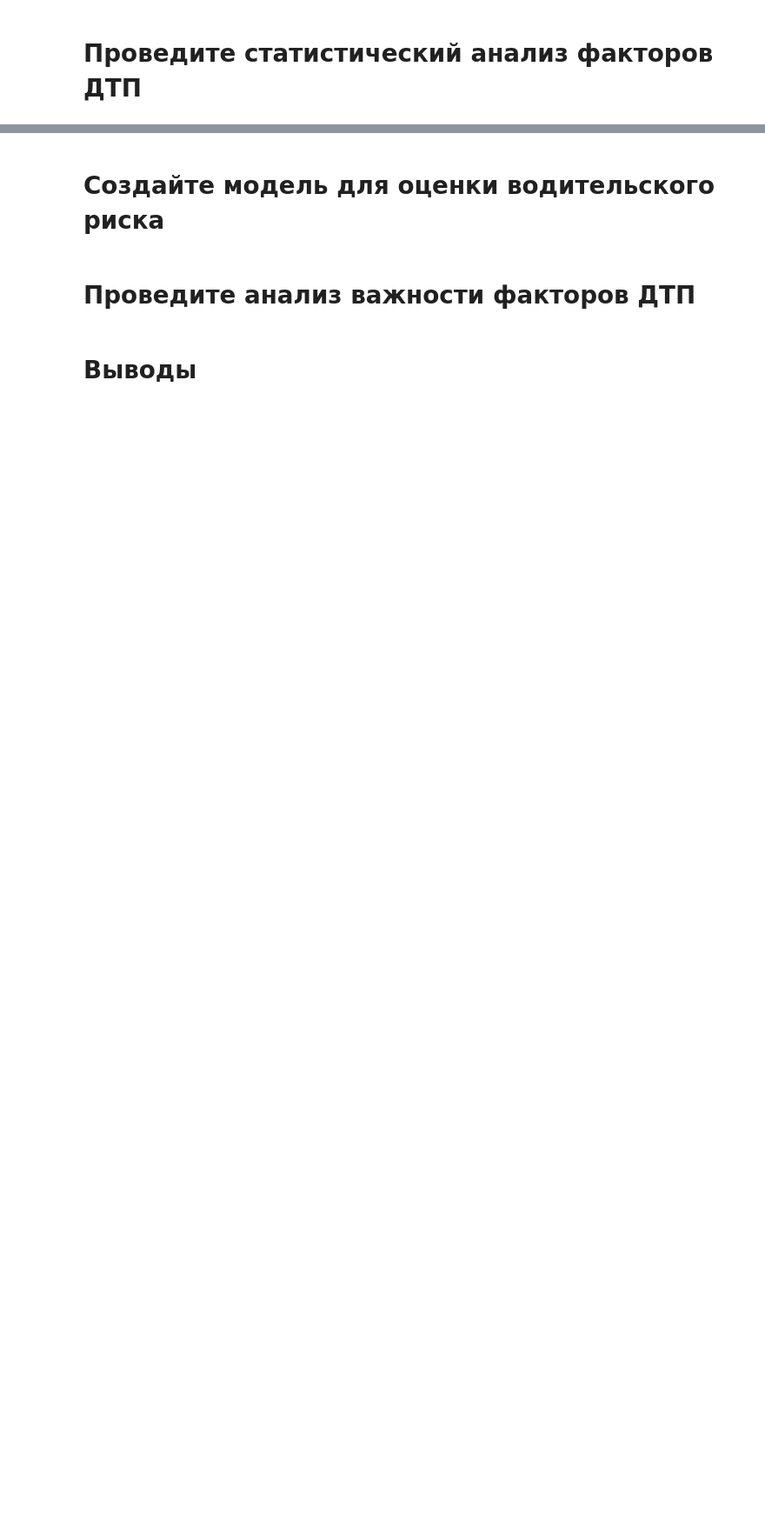
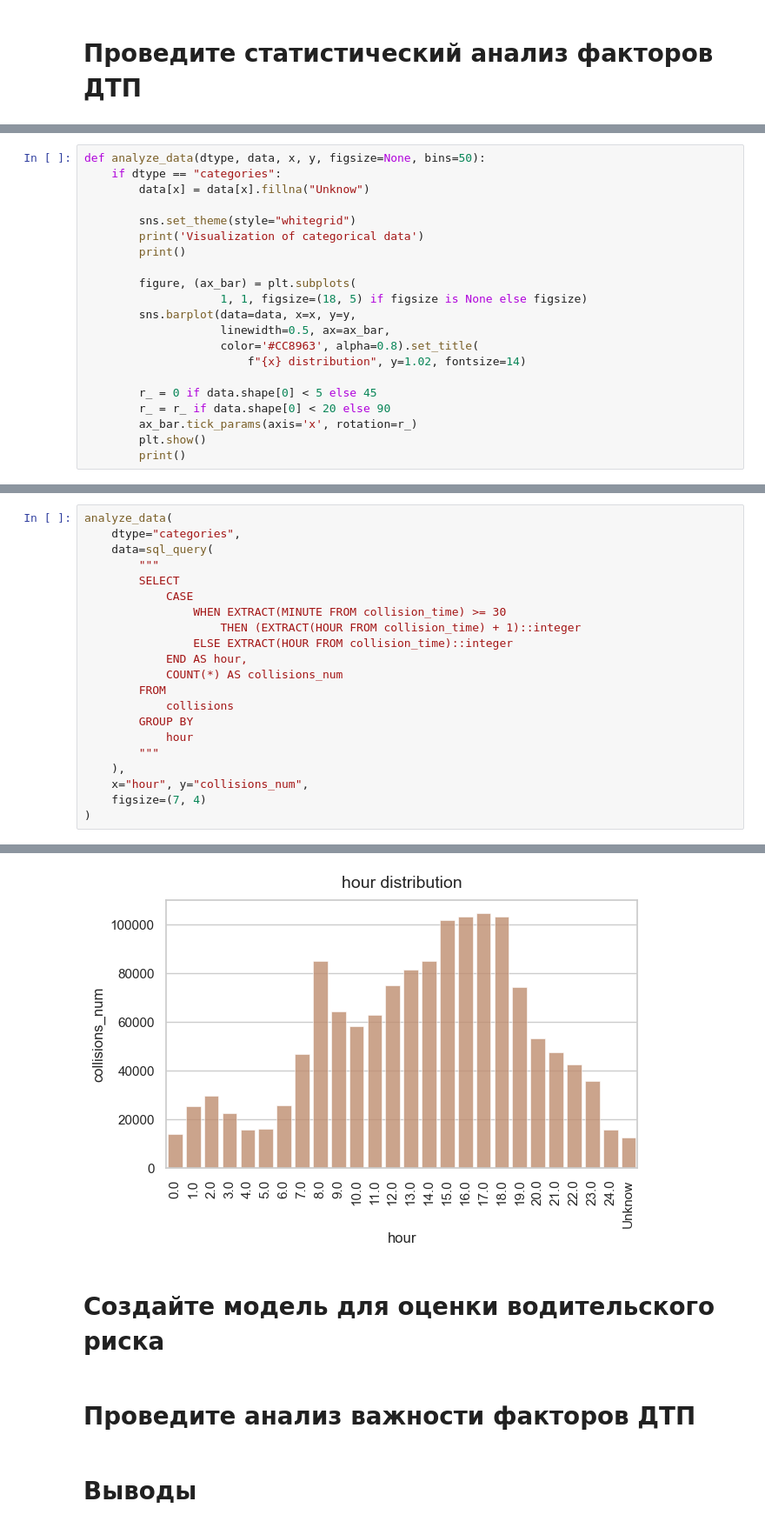
Before and after one commit to AdamCage/road-accident-risk-assessment, a Jupyter notebook: ssss.ipynb, the cells around one changed output, grey strips where cells are left out. Shown at 87% size. Cells and saved outputs as stored; diff of their text form; blank space fills up the shorter version.

```diff
--- a/ssss.ipynb
+++ b/ssss.ipynb
@@ -280,0 +663,21 @@ Memory usage:            198.2+ MB
+# %%
+def analyze_data(dtype, data, x, y, figsize=None, bins=50):
+    if dtype == "categories":
+        data[x] = data[x].fillna("Unknow")
+
+        sns.set_theme(style="whitegrid")
+        print('Visualization of categorical data')
+        print()
+
+        figure, (ax_bar) = plt.subplots(
+                    1, 1, figsize=(18, 5) if figsize is None else figsize)
+        sns.barplot(data=data, x=x, y=y,
+                    linewidth=0.5, ax=ax_bar,
+                    color='#CC8963', alpha=0.8).set_title(
+                        f"{x} distribution", y=1.02, fontsize=14)
+
+        r_ = 0 if data.shape[0] < 5 else 45
+        r_ = r_ if data.shape[0] < 20 else 90
+        ax_bar.tick_params(axis='x', rotation=r_)
+        plt.show()
+        print()
@@ -280,0 +756,22 @@ Memory usage:            198.2+ MB
+# %%
+analyze_data(
+    dtype="categories",
+    data=sql_query(
+        """
+        SELECT
+            CASE
+                WHEN EXTRACT(MINUTE FROM collision_time) >= 30
+                    THEN (EXTRACT(HOUR FROM collision_time) + 1)::integer
+                ELSE EXTRACT(HOUR FROM collision_time)::integer
+            END AS hour,
+            COUNT(*) AS collisions_num
+        FROM
+            collisions
+        GROUP BY
+            hour
+        """
+    ),
+    x="hour", y="collisions_num",
+    figsize=(7, 4)
+)
+# %% [output]
@@ -281,3 +783,4 @@ Memory usage:            198.2+ MB
+[figure, added]
 # %% [markdown]
 # Создайте модель для оценки водительского риска
 # %% [markdown]
```
Also changed, not shown: parts of 31 cells of this notebook.
